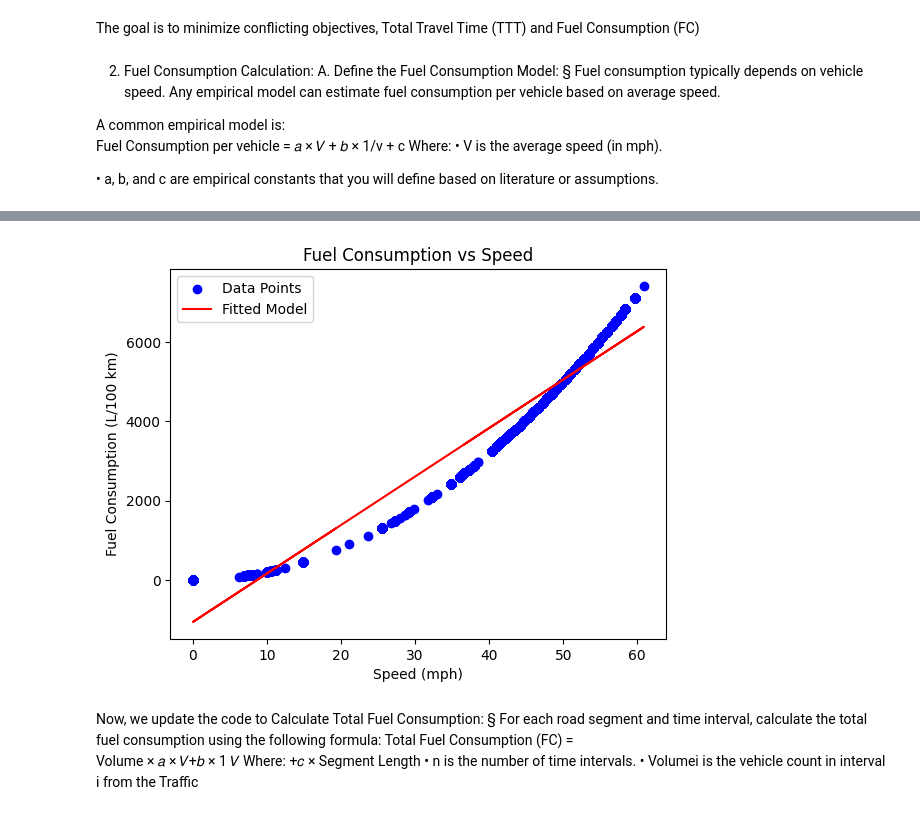
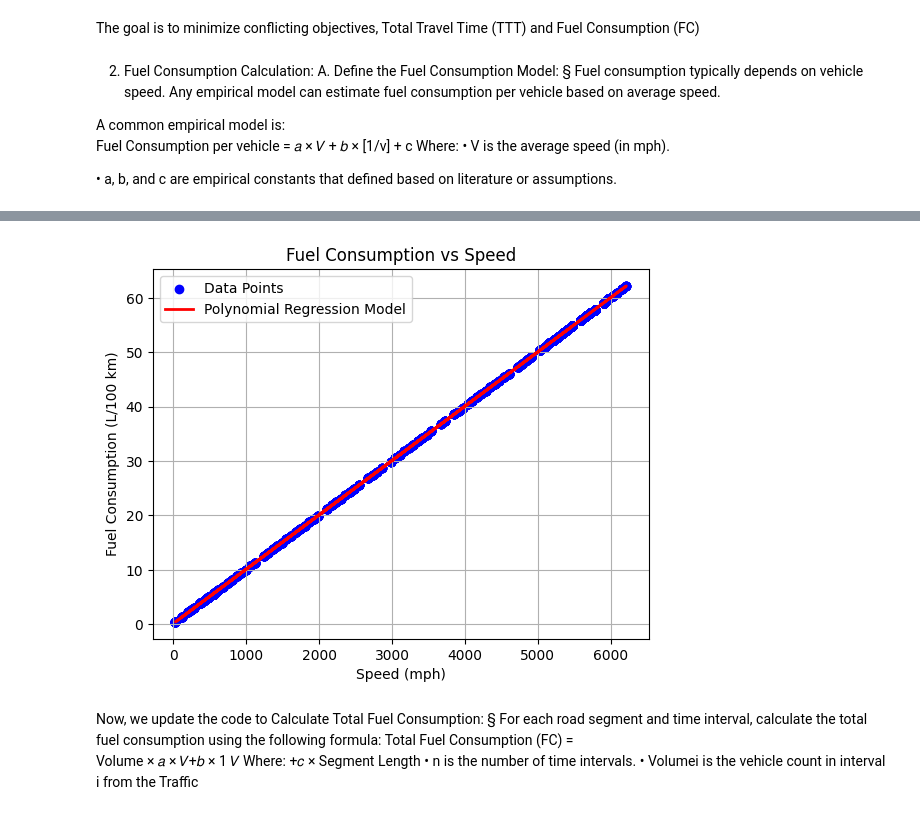
Before and after one commit to Harithelamin/ACIT4610-24H-G13, a Jupyter notebook: task-1.ipynb, the cells around one changed output, grey strips where cells are left out. Drawn from its saved outputs; the diff is of its cells as text; code cells hidden in the pictures.

```diff
--- a/task-1.ipynb
+++ b/task-1.ipynb
@@ -390,0 +396,6 @@ print(third_area)
+# %%
+# we merege the three selected area in one dataset
+Traffic_Volume_Count_data_for_selected_area = pd.concat([first_area, second_area, third_area], ignore_index=True)
+
+# Show the result
+print(Traffic_Volume_Count_data_for_selected_area[['id', 'segmentid', 'roadway_name', 'from', 'to']])
@@ -419,7 +502,3 @@ In this step we have to select the count data for asigned in the selected area.
 # %%
 # Merge the Traffic_Volume_Count_data, and Selected_NewYork_City_Data on 'id'
-Traffic_Volume_Count_data_for_selected_area = pd.merge(Selected_NewYork_City_Data, Traffic_Volume_Count_data, on='id', how='inner')
-
-# Display the merged DataFrame
-print(Traffic_Volume_Count_data_for_selected_area.columns)
-print(Traffic_Volume_Count_data_for_selected_area)
+Data = pd.merge(Traffic_Volume_Count_data_for_selected_area, Average_Speed_of_Vehicle_Traveled_Between_End_Points_data, on='id', how='inner')
@@ -512,7 +553,7 @@ hourly_columns = [
 ]
 
 # Convert hourly columns to numeric
-Traffic_Volume_Count_data_for_selected_area[hourly_columns] = Traffic_Volume_Count_data_for_selected_area[hourly_columns].apply(pd.to_numeric, errors='coerce').fillna(0)
+Data[hourly_columns] = Data[hourly_columns].apply(pd.to_numeric, errors='coerce').fillna(0)
 # %% [markdown]
 B. Identify and preprocess relevant data points, such as peak-hour traffic volumes,
 average speeds, and any available environmental indicators.
@@ -562,5 +617,0 @@ print(travel_times, speeds)
-# %%
-import pandas as pd
-# Ensure the 'speed' column is numeric
-Traffic_Volume_Count_data_for_selected_area['speed'] = pd.to_numeric(Traffic_Volume_Count_data_for_selected_area['speed'], errors='coerce')
-print(Traffic_Volume_Count_data_for_selected_area['speed'])
@@ -586,57 +624,69 @@ A. Define the Fuel Consumption Model: § Fuel consumption typically depends on v
 model can estimate fuel consumption per vehicle based on average speed.
 
 A common empirical model is:
-Fuel Consumption per vehicle = 𝑎	×	𝑉 + 𝑏	× 1/v + c
+Fuel Consumption per vehicle = 𝑎	×	𝑉 + 𝑏	× [1/v] + c
 Where:
 • V is the average speed (in mph).
 
-• a, b, and c are empirical constants that you will define based on literature or assumptions.
+• a, b, and c are empirical constants that defined based on literature or assumptions.
 # %%
 import numpy as np
 import pandas as pd
 from sklearn.linear_model import LinearRegression
+from sklearn.preprocessing import PolynomialFeatures
 import matplotlib.pyplot as plt
 
 # Coefficients for the Fuel Consumption Model
-a = 0.01  # Coefficient for speed (V)
-b = 2  # Coefficient for speed squared (V^2)
-c = 0.1  # Constant term
+a = 0.01
+b = 2
+c = 0.1
 
 # Fuel consumption function for each vehicle
 def fuel_consumption(speed):
-    return a * speed + b * speed**2 + c
+    return a * speed + b * (1 / speed) + c
 
-# Make sure 'speed' is numeric
 Traffic_Volume_Count_data_for_selected_area['speed'] = pd.to_numeric(
     Traffic_Volume_Count_data_for_selected_area['speed'], errors='coerce')
 
+
+Traffic_Volume_Count_data_for_selected_area = Traffic_Volume_Count_data_for_selected_area.dropna(subset=['speed'])
+
 # Define the independent variable (Speed) and dependent variable (Fuel Consumption)
-X = Traffic_Volume_Count_data_for_selected_area['speed'].values.reshape(-1, 1)  # Reshape to 2D array
+X = Traffic_Volume_Count_data_for_selected_area['speed'].values.reshape(-1, 1)  # Reshape to 2D array for sklearn
 y = fuel_consumption(Traffic_Volume_Count_data_for_selected_area['speed'])  # Calculate fuel consumption
 
-# Print out for checking
-print("Speed values (X):", X)
-print("Fuel consumption values (y):", y)
+# Print out for checking in a table format
+df_X_y = pd.DataFrame({
+    'Speed (V) [mph]': X.flatten(),  # Flatten X for table
+    'Fuel Consumption (L/100 km)': y
+})
+print("\nSpeed and Corresponding Fuel Consumption:")
+print(df_X_y)
+
+# Create Polynomial features (degree 2 for quadratic regression)
+poly = PolynomialFeatures(degree=2)
+X_poly = poly.fit_transform(X)
 
 # Initialize the linear regression model
 model = LinearRegression()
 
-# Fit the model to the data
-model.fit(X, y)
+# Fit the model to the polynomial features
+model.fit(X_poly, y)
 
 # Get the model parameters (intercept and coefficients)
-print(f"Model intercept: {model.intercept_}")
+print(f"\nModel intercept: {model.intercept_}")
 print(f"Model coefficients: {model.coef_}")
 
 # Predict fuel consumption based on the fitted model
-predicted_y = model.predict(X)
+predicted_y = model.predict(X_poly)
 
-# Plot the data and the fitted model
+# Plot the original data and the polynomial regression line
 plt.scatter(Traffic_Volume_Count_data_for_selected_area['speed'], y, color='blue', label='Data Points')
-plt.plot(Traffic_Volume_Count_data_for_selected_area['speed'], predicted_y, color='red', label='Fitted Model')
+plt.plot(X, predicted_y, color='red', label='Polynomial Regression Model', linewidth=2)
 plt.title('Fuel Consumption vs Speed')
 plt.xlabel('Speed (mph)')
 plt.ylabel('Fuel Consumption (L/100 km)')
 plt.legend()
+plt.grid(True)
 plt.show()
 # %% [output]
@@ -660,4 +710,4 @@ Model coefficients: [122.29772897]
-[figure, old version]
+[figure, new version]
 # %% [markdown]
 Now, we update the code to Calculate Total Fuel Consumption:
 § For each road segment and time interval, calculate the total fuel
```
Also changed, not shown: parts of 55 cells of this notebook, 11 other files.
